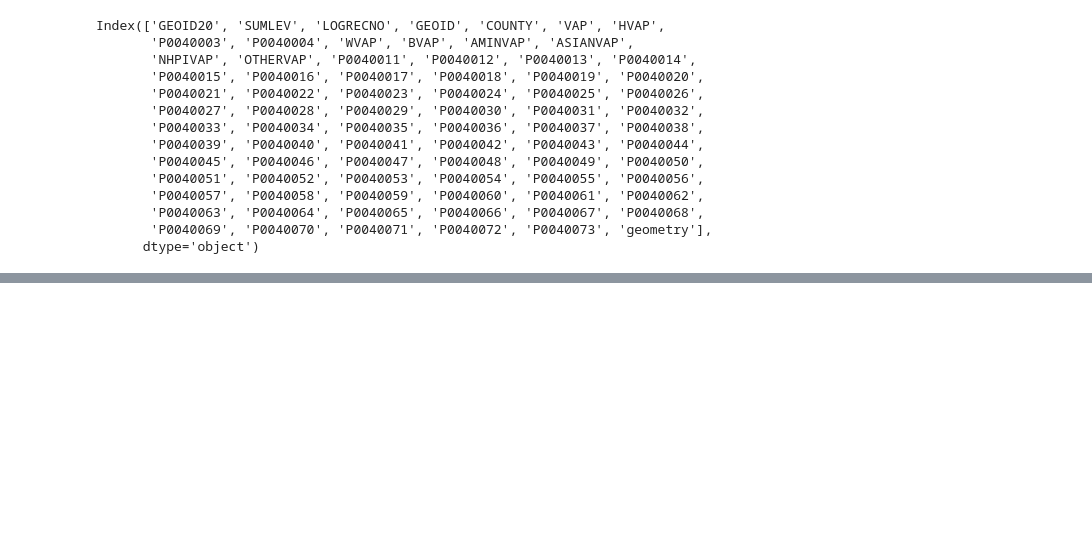
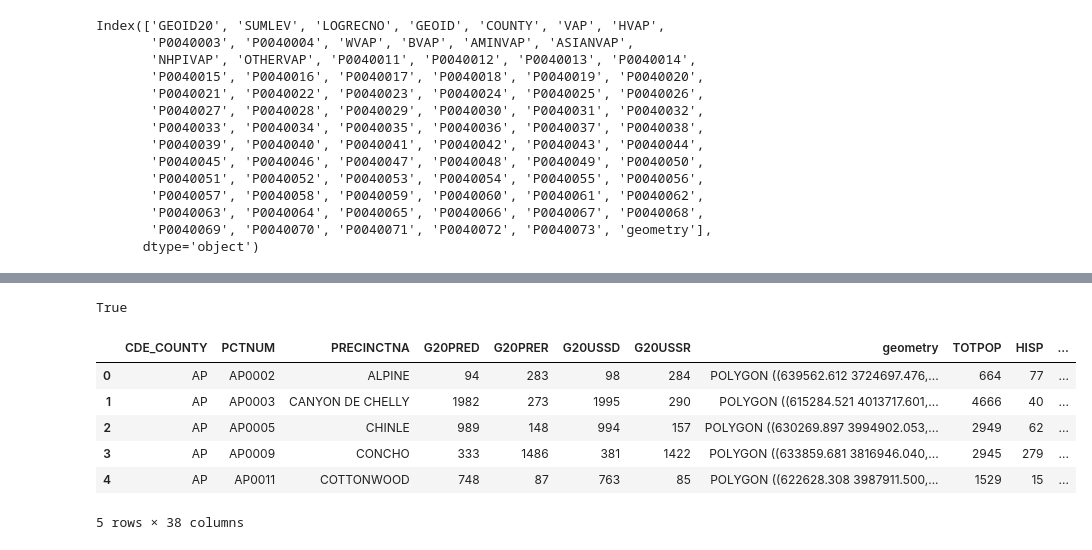
Before and after one commit to shenghungKuan/arizona-redistricting, a Jupyter notebook: api/AZ_MAUP.ipynb, the cells around one changed output, grey strips where cells are left out. Cells and saved outputs as stored; diff of their text form; code cells hidden in the pictures; blank space fills up the shorter version.

```diff
--- a/api/AZ_MAUP.ipynb
+++ b/api/AZ_MAUP.ipynb
@@ -212,0 +257,2 @@ Index(['GEOID20', 'SUMLEV', 'LOGRECNO', 'GEOID', 'COUNTY', 'VAP', 'HVAP',
+# %%
+vest18_df = vest18_df.to_crs(vest18_df.estimate_utm_crs())
@@ -212,0 +265,2 @@ Index(['GEOID20', 'SUMLEV', 'LOGRECNO', 'GEOID', 'COUNTY', 'VAP', 'HVAP',
+# %%
+vest18_df = smart_repair(vest18_df)
@@ -212,0 +274,21 @@ Index(['GEOID20', 'SUMLEV', 'LOGRECNO', 'GEOID', 'COUNTY', 'VAP', 'HVAP',
+# %%
+maup.doctor(vest18_df)
+# %% [output]
+True
+# %%
+blocks_to_2018precincts_assignment = maup.assign(population_df.geometry, vest18_df.geometry)
+# %%
+weights2018 = vap_df["VAP"]/blocks_to_2018precincts_assignment.map(vap_df["VAP"].groupby(blocks_to_2018precincts_assignment).sum())
+weights2018 = weights2018.fillna(0)
+# %%
+prorated2018 = maup.prorate(blocks_to_2018precincts_assignment, vest18_df[elec2018_cols], weights2018)
+final_df[elec2018_cols] = prorated2018
+final_df.head()
+# %% [output]
+|  | CDE_COUNTY | PCTNUM | PRECINCTNA | G20PRED | G20PRER | G20USSD | G20USSR | geometry | TOTPOP | HISP | ... |
+| 0 | AP | AP0002 | ALPINE | 94 | 283 | 98 | 284 | POLYGON ((639562.612 3724697.476,... | 664 | 77 | ... |
+| 1 | AP | AP0003 | CANYON DE CHELLY | 1982 | 273 | 1995 | 290 | POLYGON ((615284.521 4013717.601,... | 4666 | 40 | ... |
+| 2 | AP | AP0005 | CHINLE | 989 | 148 | 994 | 157 | POLYGON ((630269.897 3994902.053,... | 2949 | 62 | ... |
+| 3 | AP | AP0009 | CONCHO | 333 | 1486 | 381 | 1422 | POLYGON ((633859.681 3816946.040,... | 2945 | 279 | ... |
+| 4 | AP | AP0011 | COTTONWOOD | 748 | 87 | 763 | 85 | POLYGON ((622628.308 3987911.500,... | 1529 | 15 | ... |
+5 rows × 38 columns
```
Also changed, not shown: parts of 13 cells of this notebook.
